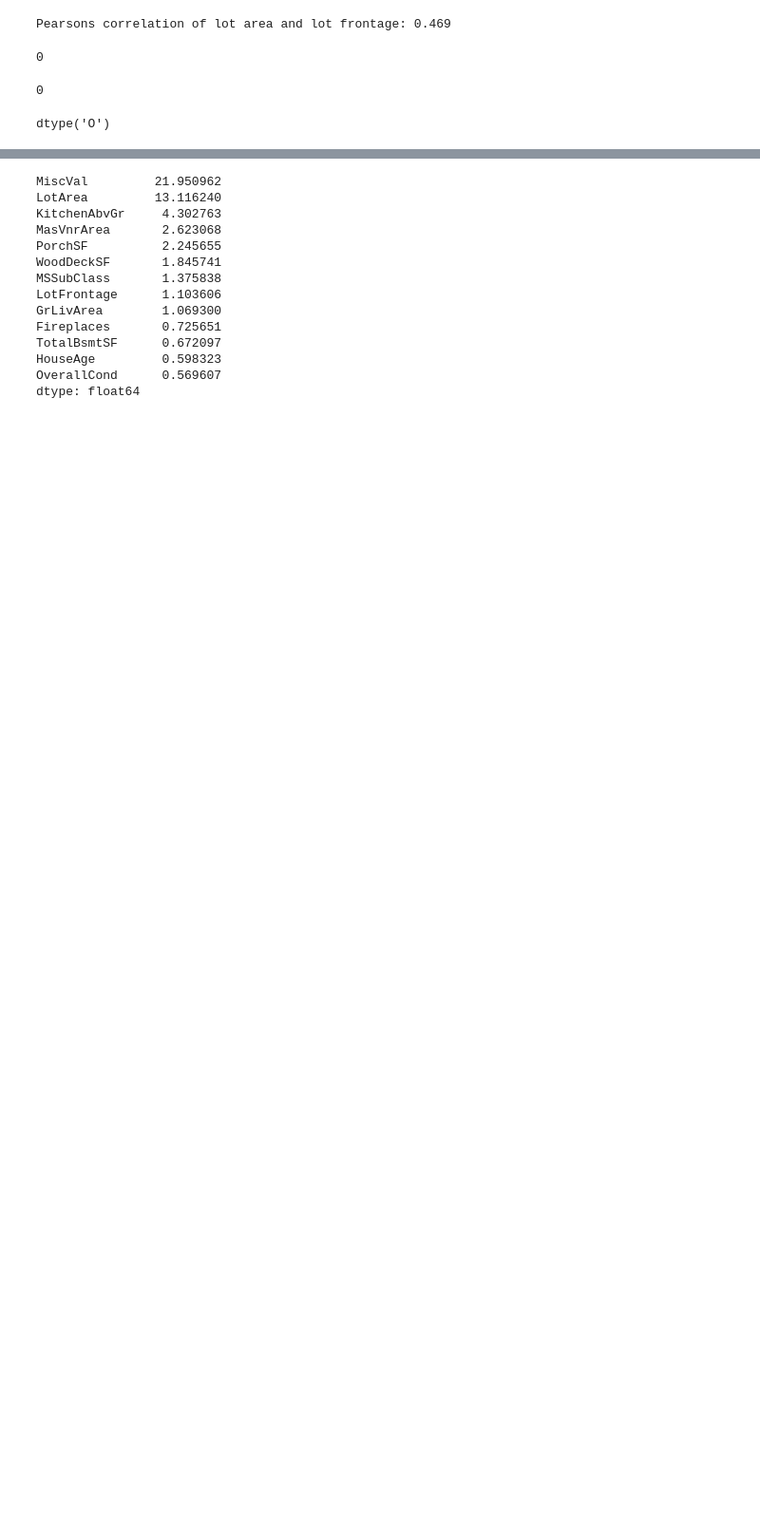
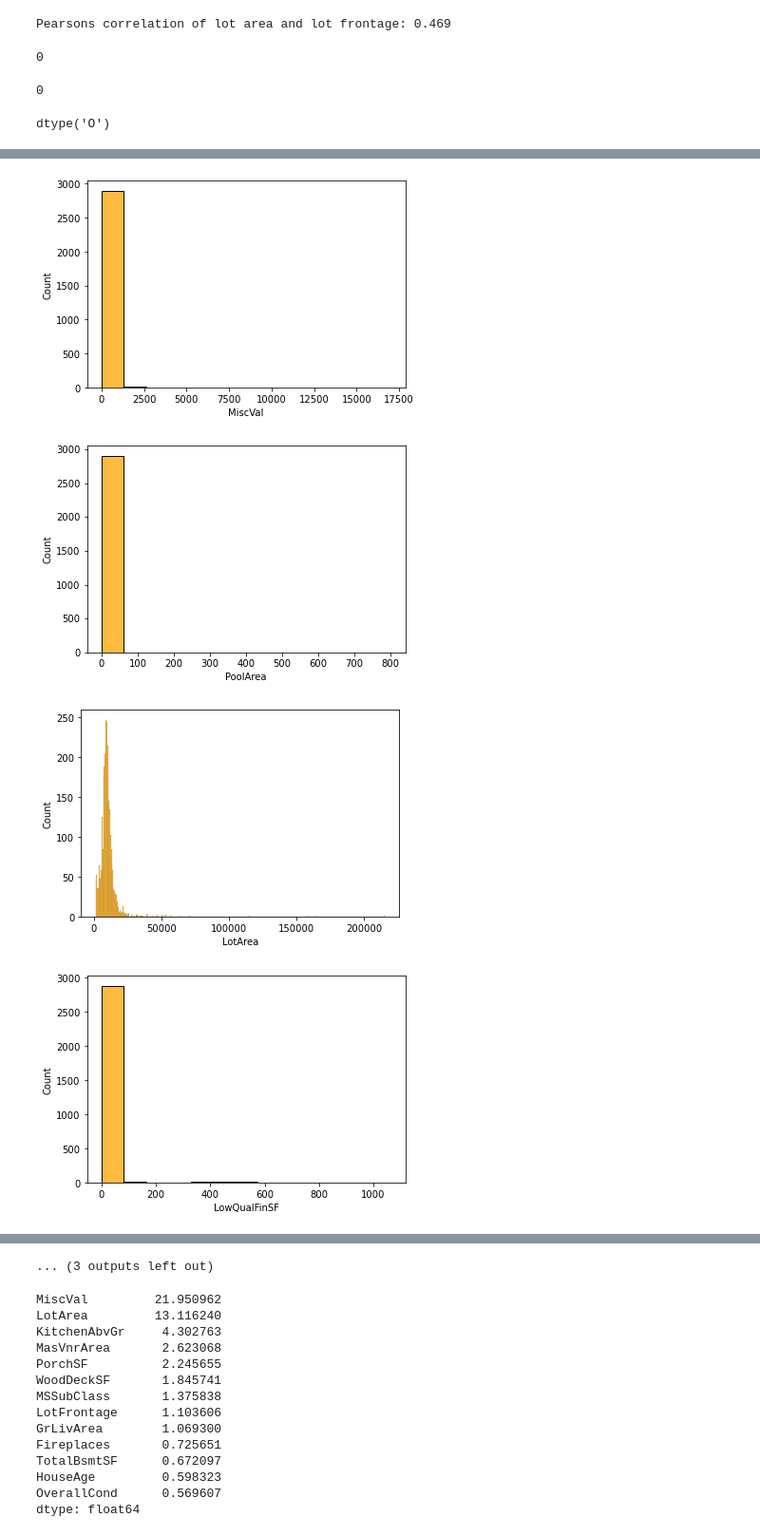
Before and after one commit to emilywang10/ameshousingML, a Jupyter notebook: Ames Housing ML.ipynb, the cells around one changed output, grey strips where cells are left out. Shown: that part at 95% size. Drawn from its saved outputs; the diff is of its cells as text; code cells hidden in the pictures; blank space fills up the shorter version.

```diff
--- a/Ames Housing ML.ipynb
+++ b/Ames Housing ML.ipynb
@@ -306 +301,12 @@ OverallCond      0.569607
 dtype: float64
+# %%
+#
+skew_plt = list(high_skew.index)
+for i in skew_plt:
+    fig, ax=plt.subplots()
+    sns.histplot(combined[i], color='orange')
+# %% [output]
+[figure, added]
+[figure, added]
+[figure, added]
+[figure, added]
@@ -307,3 +321,4 @@ dtype: float64
+... (3 outputs left out)
 # %%
 #drop LowQualFinSF(vast majority of values are zero), PoolArea(this is somewhat redundant with PoolQuality)
 combined = combined.drop(columns=['LowQualFinSF','PoolArea'])
```
Also changed, not shown: parts of 8 cells of this notebook.
